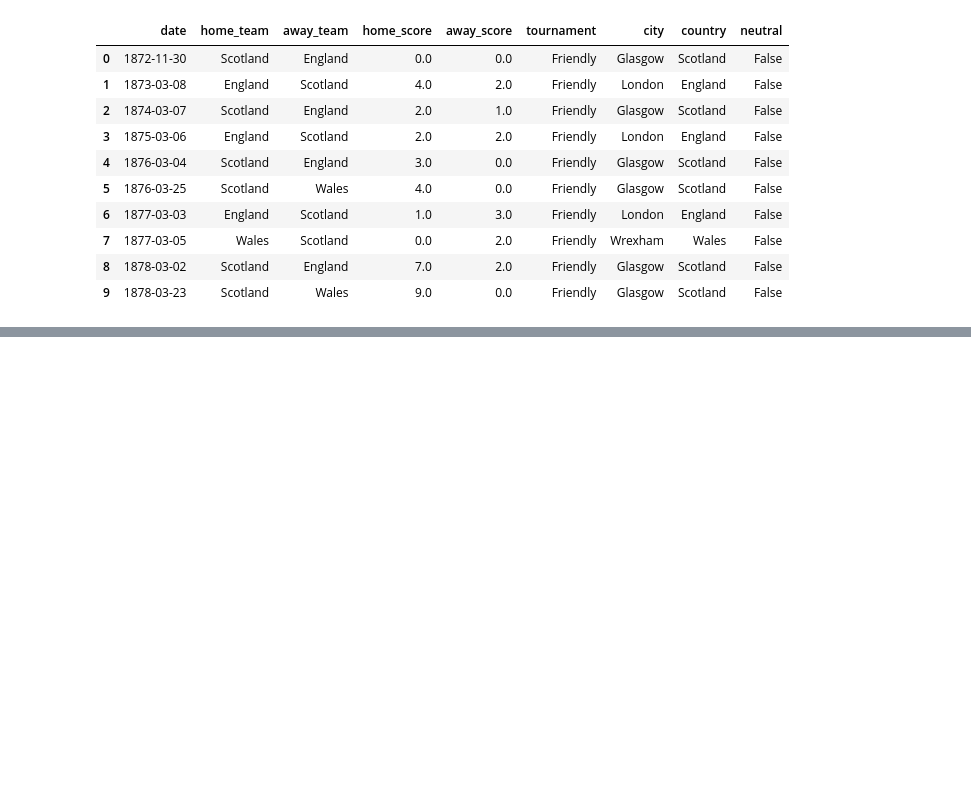
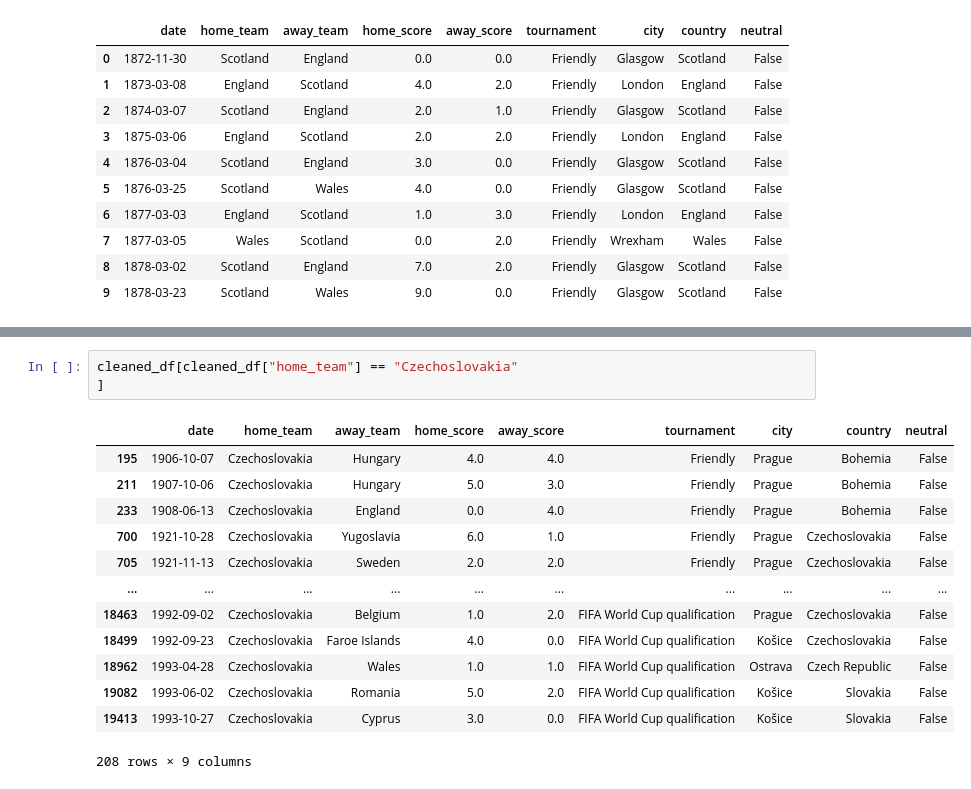
Before and after one commit to jlnsmith2001/world_cup_prediction_platform, a Jupyter notebook: notebooks/international_matches.ipynb, the cells around one changed output, grey strips where cells are left out. Drawn from its saved outputs; the diff is of its cells as text; blank space fills up the shorter version.

```diff
--- a/notebooks/international_matches.ipynb
+++ b/notebooks/international_matches.ipynb
@@ -359,0 +402,17 @@ print(only_all_countries)
+# %%
+cleaned_df[cleaned_df["home_team"] == "Czechoslovakia"
+]
+# %% [output]
+|  | date | home_team | away_team | home_score | away_score | tournament | city | country | neutral |
+| 195 | 1906-10-07 | Czechoslovakia | Hungary | 4.0 | 4.0 | Friendly | Prague | Bohemia | False |
+| 211 | 1907-10-06 | Czechoslovakia | Hungary | 5.0 | 3.0 | Friendly | Prague | Bohemia | False |
+| 233 | 1908-06-13 | Czechoslovakia | England | 0.0 | 4.0 | Friendly | Prague | Bohemia | False |
+| 700 | 1921-10-28 | Czechoslovakia | Yugoslavia | 6.0 | 1.0 | Friendly | Prague | Czechoslovakia | False |
+| 705 | 1921-11-13 | Czechoslovakia | Sweden | 2.0 | 2.0 | Friendly | Prague | Czechoslovakia | False |
+| ... | ... | ... | ... | ... | ... | ... | ... | ... | ... |
+| 18463 | 1992-09-02 | Czechoslovakia | Belgium | 1.0 | 2.0 | FIFA World Cup qualification | Prague | Czechoslovakia | False |
+| 18499 | 1992-09-23 | Czechoslovakia | Faroe Islands | 4.0 | 0.0 | FIFA World Cup qualification | Košice | Czechoslovakia | False |
+| 18962 | 1993-04-28 | Czechoslovakia | Wales | 1.0 | 1.0 | FIFA World Cup qualification | Ostrava | Czech Republic | False |
+| 19082 | 1993-06-02 | Czechoslovakia | Romania | 5.0 | 2.0 | FIFA World Cup qualification | Košice | Slovakia | False |
+| 19413 | 1993-10-27 | Czechoslovakia | Cyprus | 3.0 | 0.0 | FIFA World Cup qualification | Košice | Slovakia | False |
+208 rows × 9 columns
```
Also changed, not shown: parts of 16 cells of this notebook.
